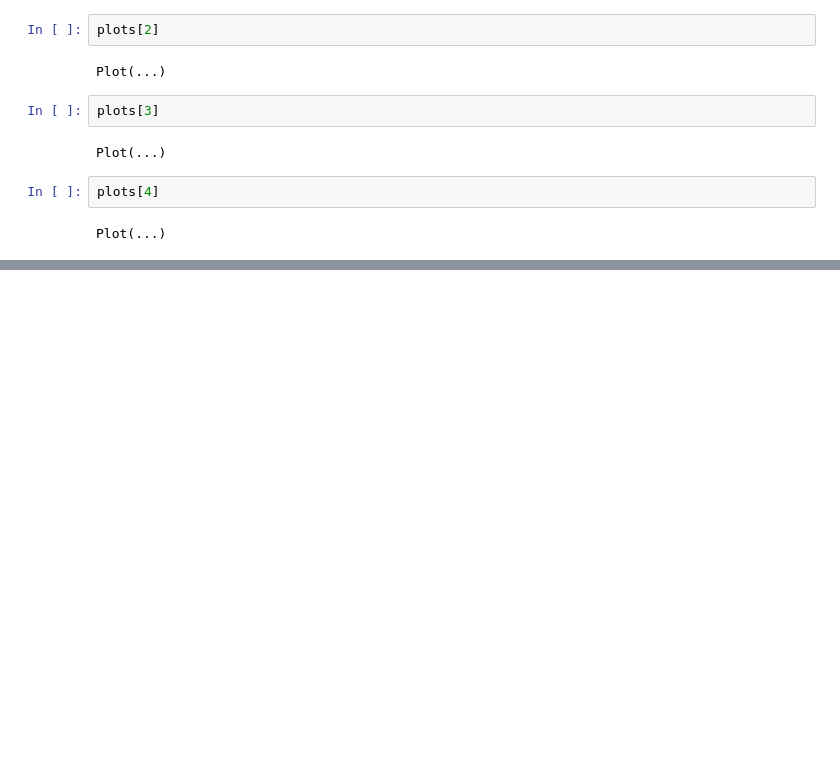
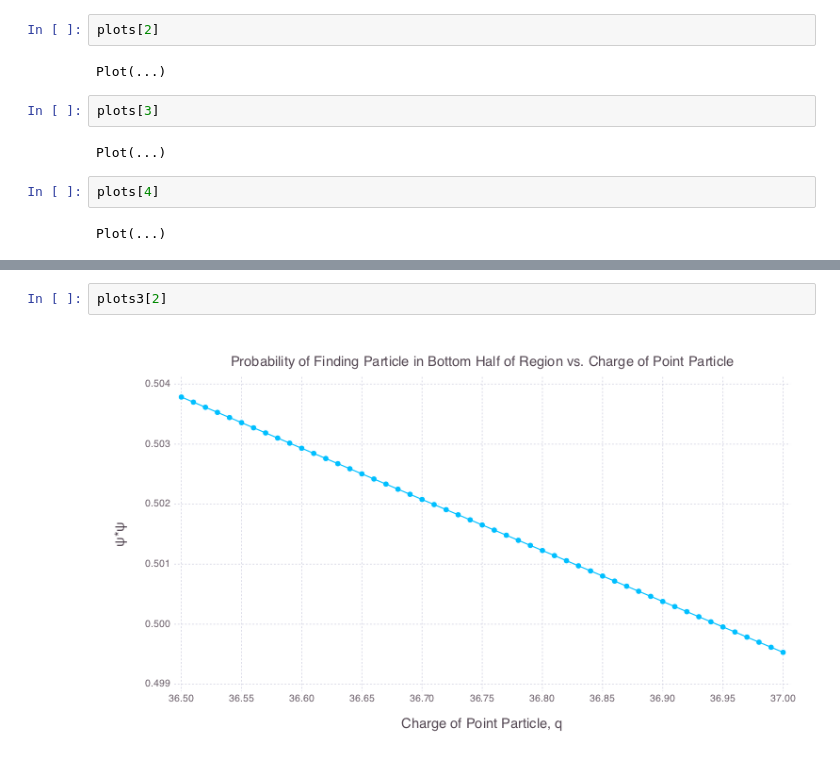
Before and after one commit to stefco/g6080, a Jupyter notebook: set05/sci-comp-hw-5-stefan.ipynb, the cells around one changed output, grey strips where cells are left out. Saved outputs shown, nothing was run; the diff lists cells and outputs as text; blank space fills up the shorter version.

```diff
--- a/set05/sci-comp-hw-5-stefan.ipynb
+++ b/set05/sci-comp-hw-5-stefan.ipynb
@@ -176,0 +211,4 @@ We can use the results from the first graph to narrow our search and get good es
+# %%
+plots3[2]
+# %% [output]
+[figure, added]
```
Also changed, not shown: parts of 7 cells of this notebook, 6 other files.
